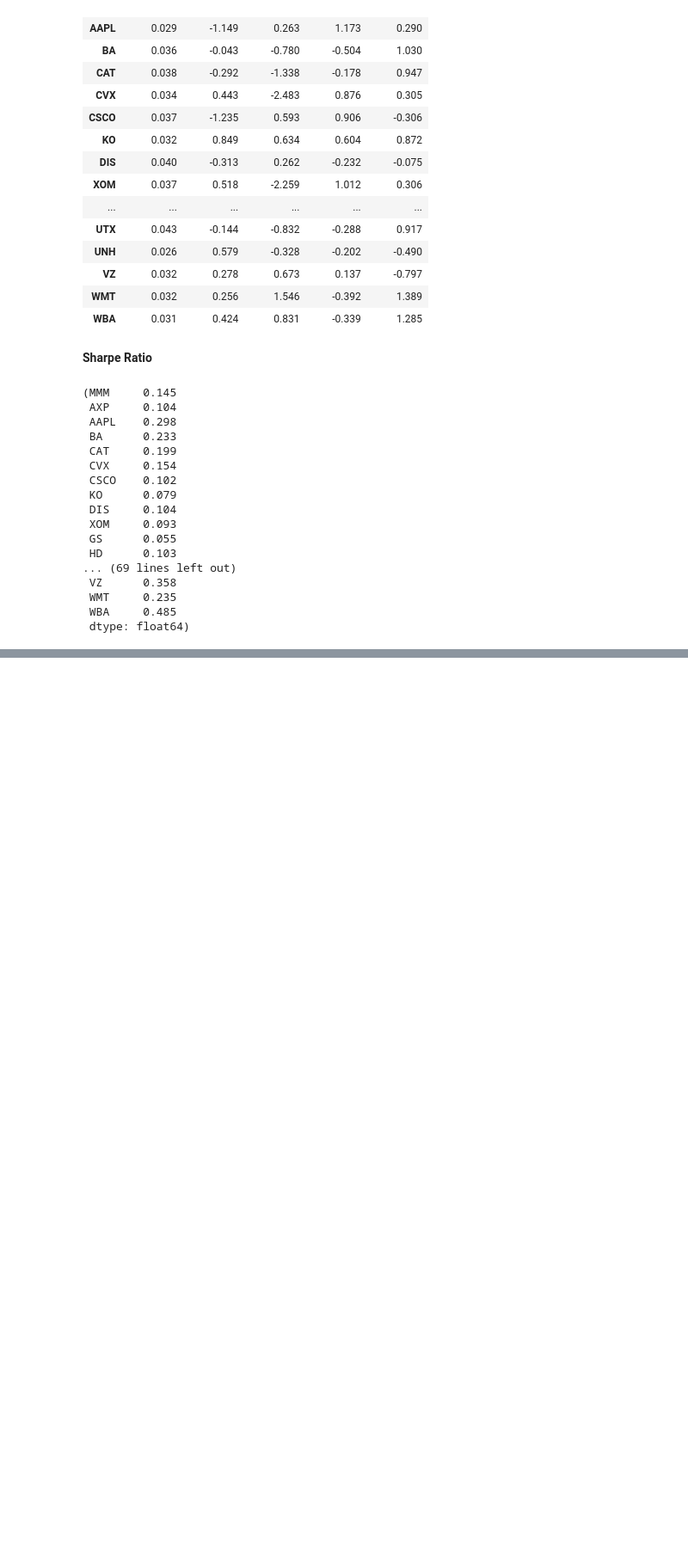
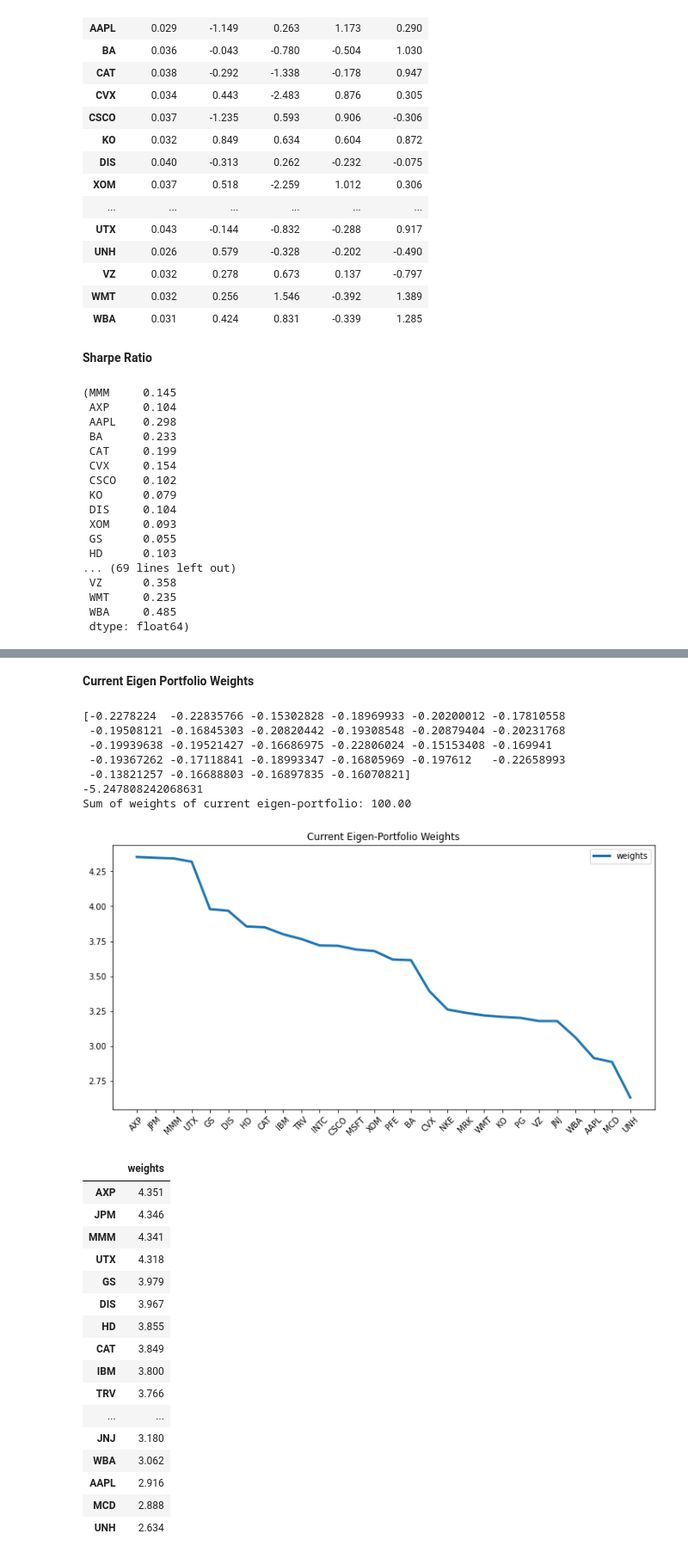
Before and after one commit to nixonwidjaja/ML-Finance, a Jupyter notebook: EigenPortfolio.ipynb, the cells around one changed output, grey strips where cells are left out. Shown at 86% size. Saved outputs shown, nothing was run; the diff lists cells and outputs as text; code cells hidden in the pictures; blank space fills up the shorter version.

```diff
--- a/EigenPortfolio.ipynb
+++ b/EigenPortfolio.ipynb
@@ -187,13 +187,16 @@ pd.Series(np.cumsum(pca.explained_variance_ratio_)).to_frame('Explained Variance
 # %% [markdown]
 **Portfolio Weights**
 # %%
-weights = pd.DataFrame()
-print(pca.components_[0])
-print(sum(pca.components_[0]))
-for i in range(len(pca.components_)):
-  weights[i] = pca.components_[i] / sum(pca.components_[i])
+def PCWeights():
+    weights = pd.DataFrame()
+    print(pca.components_[0])
+    print(sum(pca.components_[0]))
+    for i in range(len(pca.components_)):
+      weights[i] = pca.components_[i] / sum(pca.components_[i])
+    weights = weights.values.T
+    return weights
 
-weights
+weights=PCWeights()
 # %% [output]
 [-0.2278224  -0.22835766 -0.15302828 -0.18969933 -0.20200012 -0.17810558
  -0.19508121 -0.16845303 -0.20820442 -0.19308548 -0.20879404 -0.20231768
@@ -281,0 +338,50 @@ sharpe_ratio(datareturns)
+# %% [markdown]
+**Current Eigen Portfolio Weights**
+# %%
+weights = PCWeights()
+portfolio = portfolio = pd.DataFrame()
+
+def plotEigen(weights, plot=False, portfolio=portfolio):
+    portfolio = pd.DataFrame(data ={'weights': weights.squeeze()*100}, index = stock_tickers)
+    portfolio.sort_values(by=['weights'], ascending=False, inplace=True)
+    if plot:
+        print('Sum of weights of current eigen-portfolio: %.2f' % np.sum(portfolio))
+        portfolio.plot(title='Current Eigen-Portfolio Weights',
+            figsize=(12,6),
+            xticks=range(0, len(stock_tickers),1),
+            rot=45,
+            linewidth=3
+            )
+        plt.show()
+
+
+    return portfolio
+
+# Weights are stored in arrays, where 0 is the first PC's weights.
+plotEigen(weights[0], plot=True)
+# %% [output]
+[-0.2278224  -0.22835766 -0.15302828 -0.18969933 -0.20200012 -0.17810558
+ -0.19508121 -0.16845303 -0.20820442 -0.19308548 -0.20879404 -0.20231768
+ -0.19939638 -0.19521427 -0.16686975 -0.22806024 -0.15153408 -0.169941
+ -0.19367262 -0.17118841 -0.18993347 -0.16805969 -0.197612   -0.22658993
+ -0.13821257 -0.16688803 -0.16897835 -0.16070821]
+-5.247808242068631
+Sum of weights of current eigen-portfolio: 100.00
+[figure, added]
+|  | weights |
+| AXP | 4.351 |
+| JPM | 4.346 |
+| MMM | 4.341 |
+| UTX | 4.318 |
+| GS | 3.979 |
+| DIS | 3.967 |
+| HD | 3.855 |
+| CAT | 3.849 |
+| IBM | 3.800 |
+| TRV | 3.766 |
+| ... | ... |
+| JNJ | 3.180 |
+| WBA | 3.062 |
+| AAPL | 2.916 |
+| MCD | 2.888 |
+| UNH | 2.634 |
```
Also changed, not shown: parts of 11 cells of this notebook.
